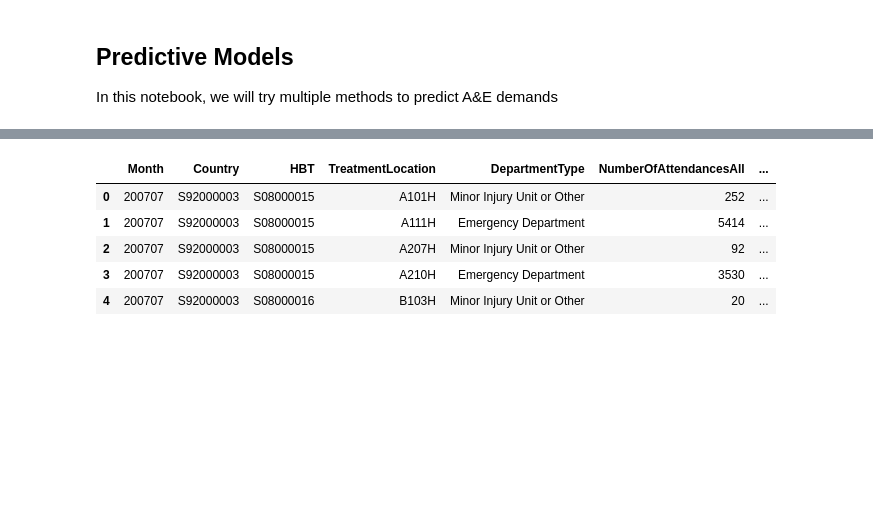
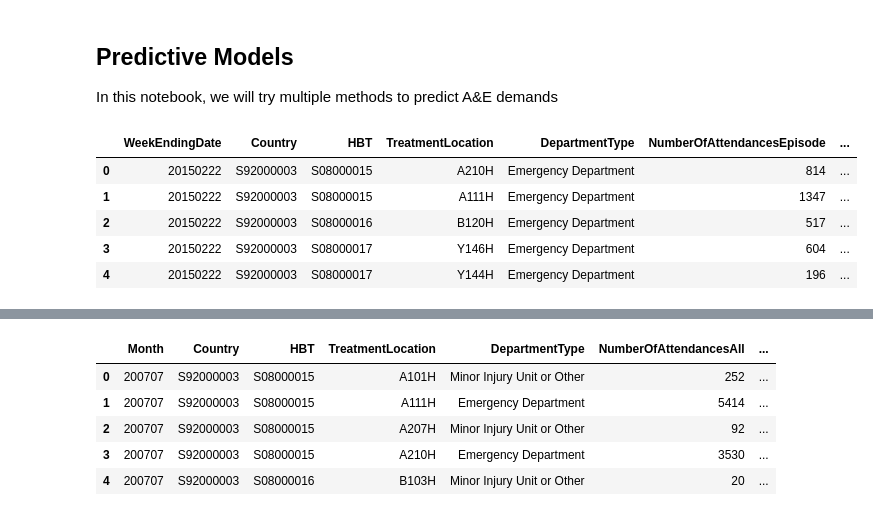
Before and after one commit to shivigupta0106/Public-Health-Scotland, a Jupyter notebook: Predictive Models.ipynb, the cells around one changed output, grey strips where cells are left out. Cells and saved outputs as stored; diff of their text form; code cells hidden in the pictures; blank space fills up the shorter version.

```diff
--- a/Predictive Models.ipynb
+++ b/Predictive Models.ipynb
@@ -32,6 +36,15 @@ gdf = gpd.read_file(shapefile_path)
 
 #Information about locations
 location_df= gdf[["HBCode", "HBName"]]
+# %%
+df_week_AE.head()
+# %% [output]
+|  | WeekEndingDate | Country | HBT | TreatmentLocation | DepartmentType | NumberOfAttendancesEpisode | ... |
+| 0 | 20150222 | S92000003 | S08000015 | A210H | Emergency Department | 814 | ... |
+| 1 | 20150222 | S92000003 | S08000015 | A111H | Emergency Department | 1347 | ... |
+| 2 | 20150222 | S92000003 | S08000016 | B120H | Emergency Department | 517 | ... |
+| 3 | 20150222 | S92000003 | S08000017 | Y146H | Emergency Department | 604 | ... |
+| 4 | 20150222 | S92000003 | S08000017 | Y144H | Emergency Department | 196 | ... |
 # %%
 df_month_AE.head()
 # %% [output]
```
Also changed, not shown: parts of 5 cells of this notebook.
